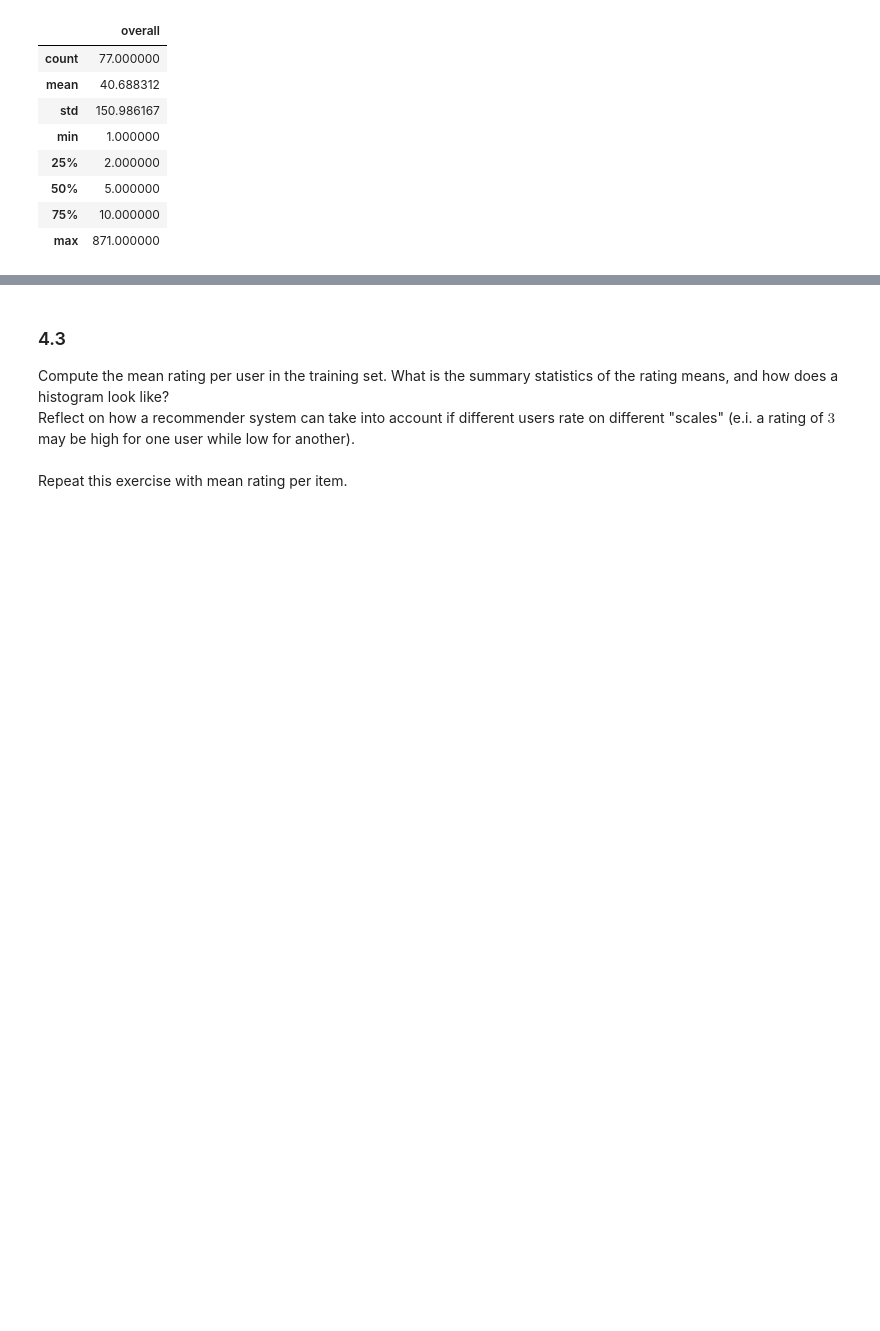
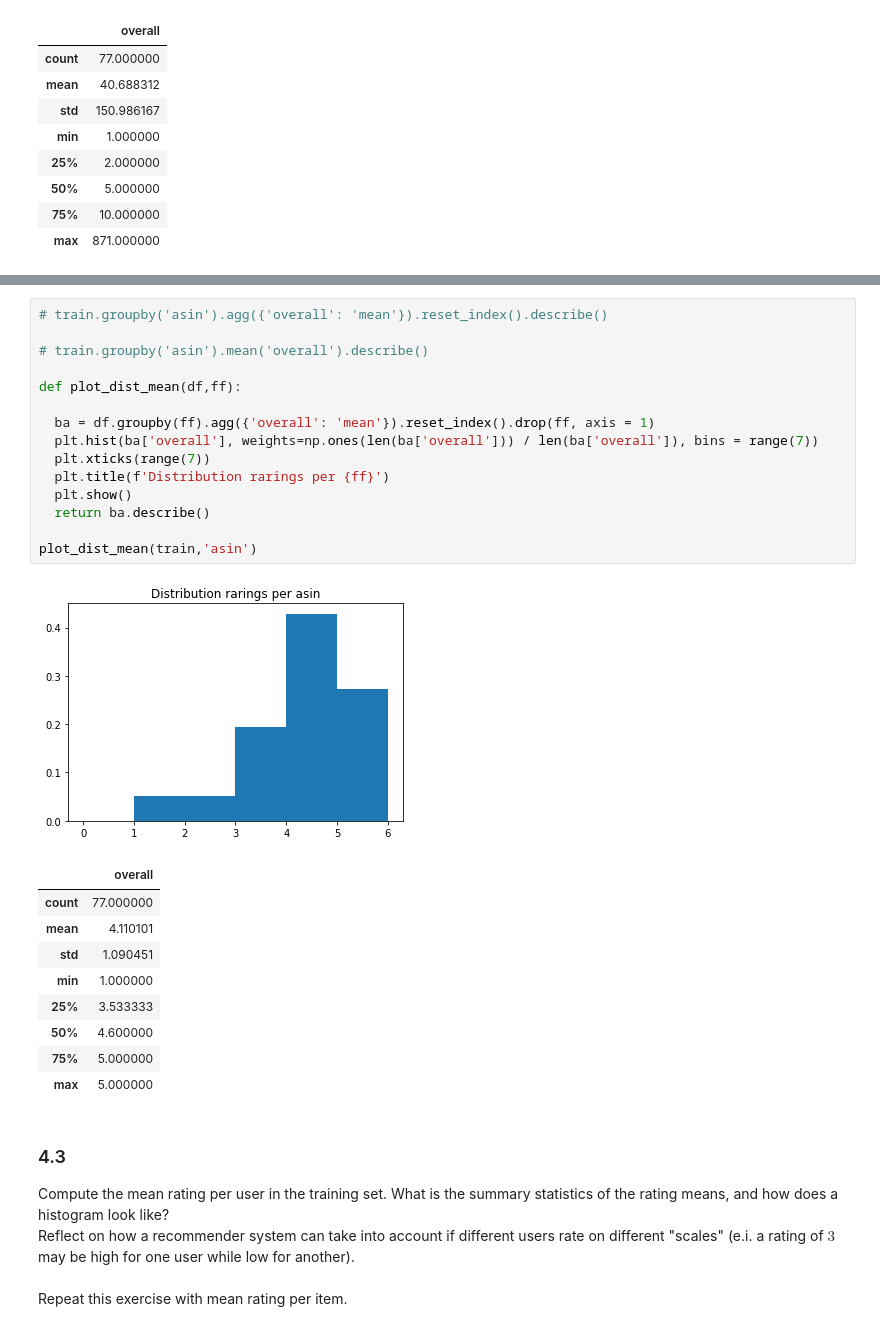
Before and after one commit to vlr112/WebScicence_FinalProject, a Jupyter notebook: labs/session_1/Session_1.ipynb, the cells around one changed output, grey strips where cells are left out. Saved outputs shown, nothing was run; the diff lists cells and outputs as text; blank space fills up the shorter version.

```diff
--- a/labs/session_1/Session_1.ipynb
+++ b/labs/session_1/Session_1.ipynb
@@ -230,3 +277,29 @@ plot_dist(train,'asin')
+# %%
+# train.groupby('asin').agg({'overall': 'mean'}).reset_index().describe()
+
+# train.groupby('asin').mean('overall').describe()
+
+def plot_dist_mean(df,ff):
+
+  ba = df.groupby(ff).agg({'overall': 'mean'}).reset_index().drop(ff, axis = 1)
+  plt.hist(ba['overall'], weights=np.ones(len(ba['overall'])) / len(ba['overall']), bins = range(7))
+  plt.xticks(range(7))
+  plt.title(f'Distribution rarings per {ff}')
+  plt.show()
+  return ba.describe()
+
+plot_dist_mean(train,'asin')
+# %% [output]
+[figure, added]
+|  | overall |
+| count | 77.000000 |
+| mean | 4.110101 |
+| std | 1.090451 |
+| min | 1.000000 |
+| 25% | 3.533333 |
+| 50% | 4.600000 |
+| 75% | 5.000000 |
+| max | 5.000000 |
 # %% [markdown]
 ### 4.3
 Compute the mean rating per user in the training set. What is the summary statistics of the rating means, and how does a histogram look like? <br>
```
Also changed, not shown: parts of 20 cells of this notebook.
